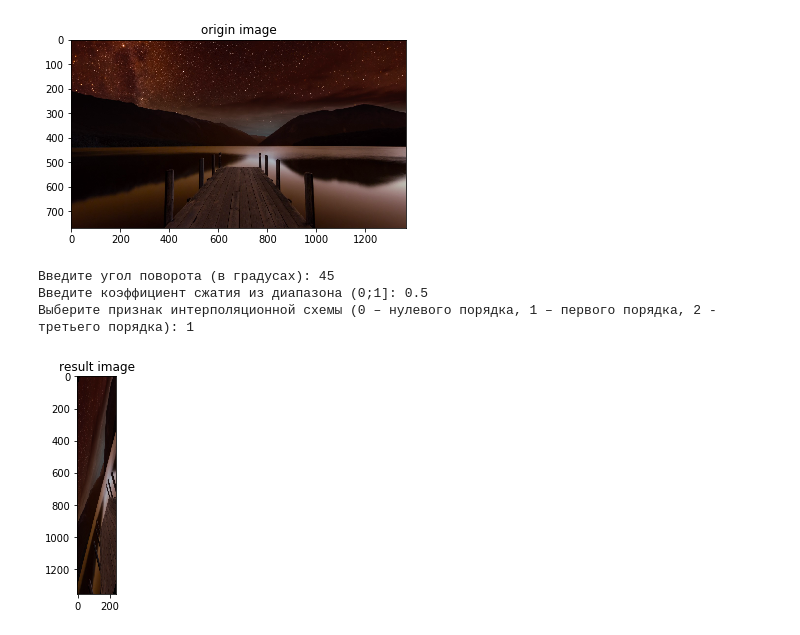
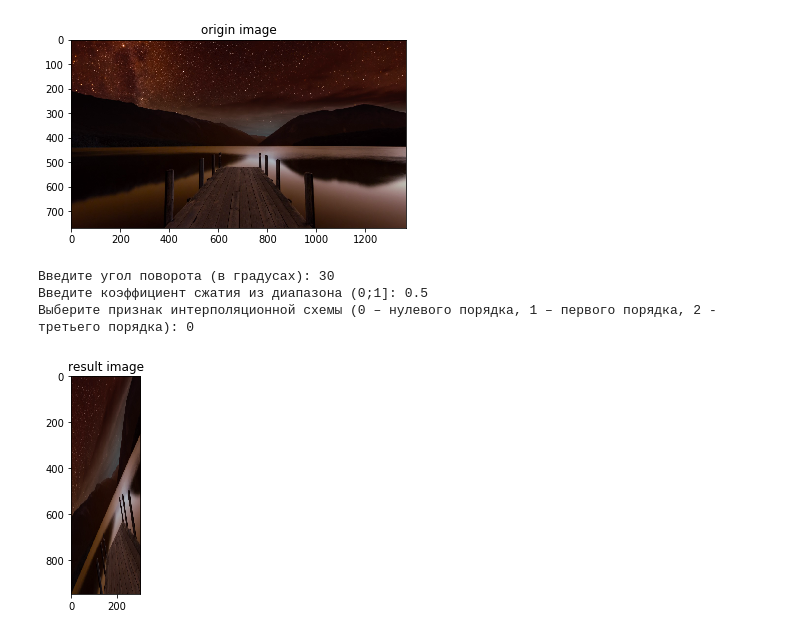
Before and after one commit to Xtail96/ImageProcessing, a Jupyter notebook: labs/lab1/lab1.ipynb, the cells around one changed output. Saved outputs shown, nothing was run; the diff lists cells and outputs as text; code cells hidden in the pictures.

```diff
--- a/labs/lab1/lab1.ipynb
+++ b/labs/lab1/lab1.ipynb
@@ -72,16 +103,29 @@ plt.show()
 # %%
 angle = int(input("Введите угол поворота (в градусах): "))
 k = float(input("Введите коэффициент сжатия из диапазона (0;1]: "))
 interpolation_type_index = int(input("Выберите признак интерполяционной схемы (0 – нулевого порядка, 1 – первого порядка, 2 - третьего порядка): "))
 rotated_img = rotate_img(origin_img, angle)
-result_img = cv2.resize(rotated_img, None, fx = k, fy = 1 / k, interpolation=interpolationMethods[interpolation_type_index])
+
+image_height, image_width = rotated_img.shape[0:2]
+cropped_img = crop_around_center(
+        rotated_img,
+        *largest_rotated_rect(
+            image_width,
+            image_height,
+            angle
+        )
+)
+
+resized_img = cv2.resize(cropped_img, None, fx = k, fy = 1 / k, interpolation=interpolationMethods[interpolation_type_index])
+
+result_img = resized_img
 cv2.imwrite("results/result.bmp", result_img);
 #open_image(result_img)
 plt.imshow(result_img)
 plt.title("result image")
 plt.show()
 # %% [output]
-Введите угол поворота (в градусах): 45
+Введите угол поворота (в градусах): 30
 Введите коэффициент сжатия из диапазона (0;1]: 0.5
-Выберите признак интерполяционной схемы (0 – нулевого порядка, 1 – первого порядка, 2 - третьего порядка): 1
+Выберите признак интерполяционной схемы (0 – нулевого порядка, 1 – первого порядка, 2 - третьего порядка): 0
-[figure, old version]
+[figure, new version]
```
Also changed, not shown: parts of 1 cell of this notebook, 2 other files.
